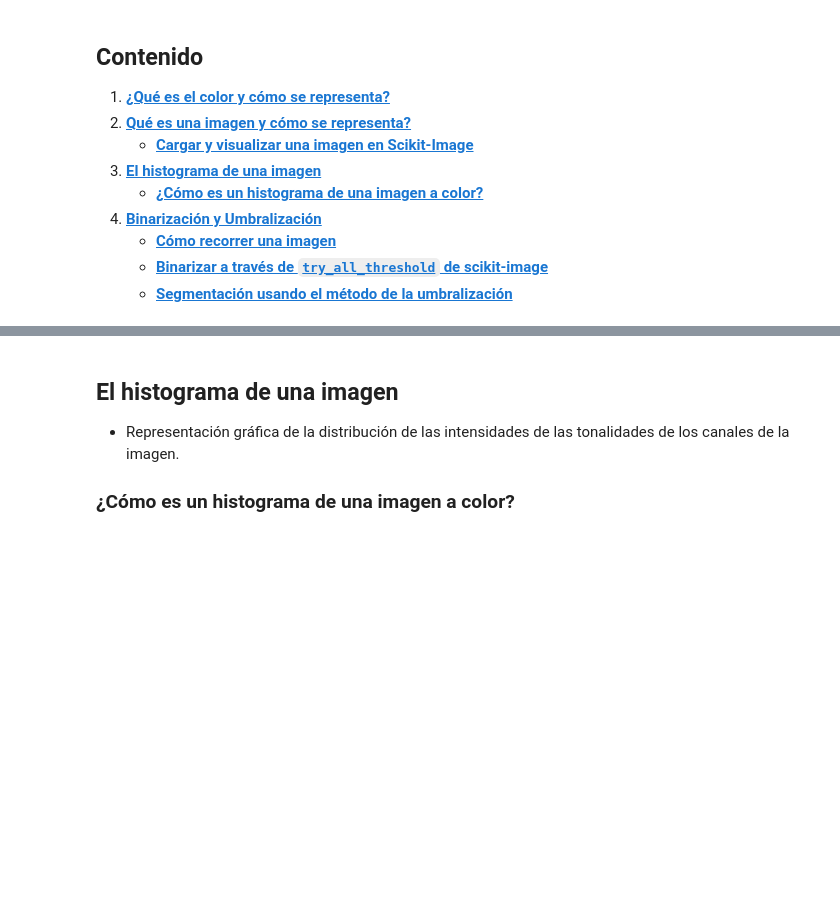
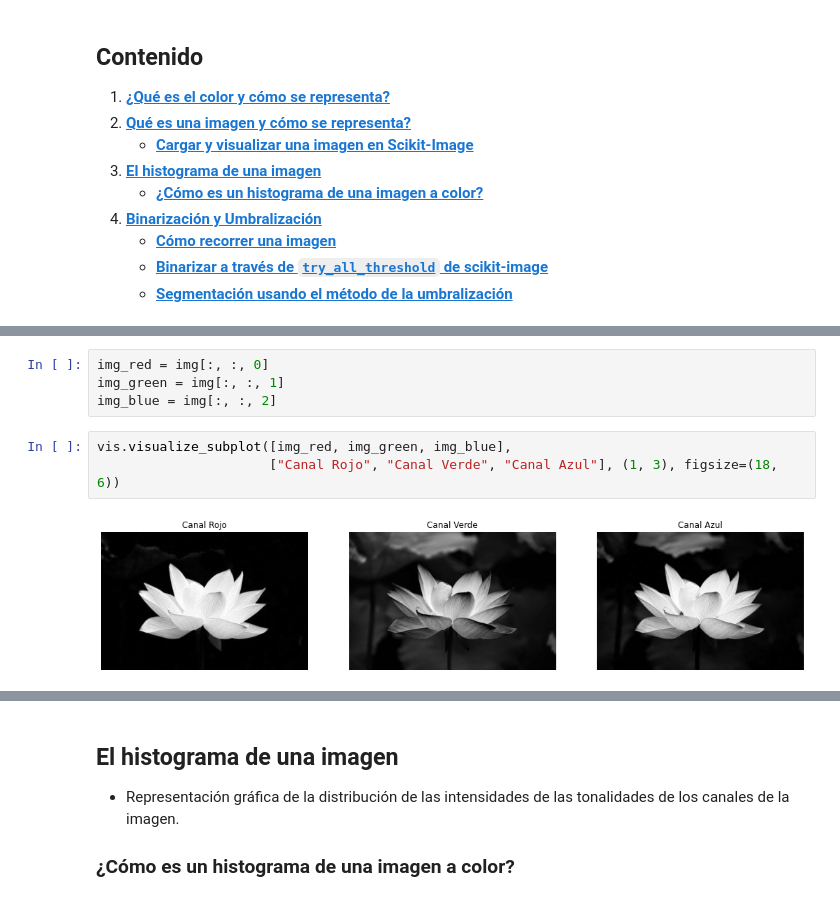
Before and after one commit to jpcano1/ISIS_4825_taller_3, a Jupyter notebook: bootcamp/Scikit_image_Bootcamp.ipynb, the cells around one changed output, grey strips where cells are left out. Drawn from its saved outputs; the diff is of its cells as text; blank space fills up the shorter version.

```diff
--- a/bootcamp/Scikit_image_Bootcamp.ipynb
+++ b/bootcamp/Scikit_image_Bootcamp.ipynb
@@ -39,0 +63,9 @@ $$\begin{bmatrix} C\\[0.3em] M\\[0.3em] Y
+# %%
+img_red = img[:, :, 0]
+img_green = img[:, :, 1]
+img_blue = img[:, :, 2]
+# %%
+vis.visualize_subplot([img_red, img_green, img_blue],
+                      ["Canal Rojo", "Canal Verde", "Canal Azul"], (1, 3), figsize=(18, 6))
+# %% [output]
+[figure, added]
```
Also changed, not shown: parts of 15 cells of this notebook.
